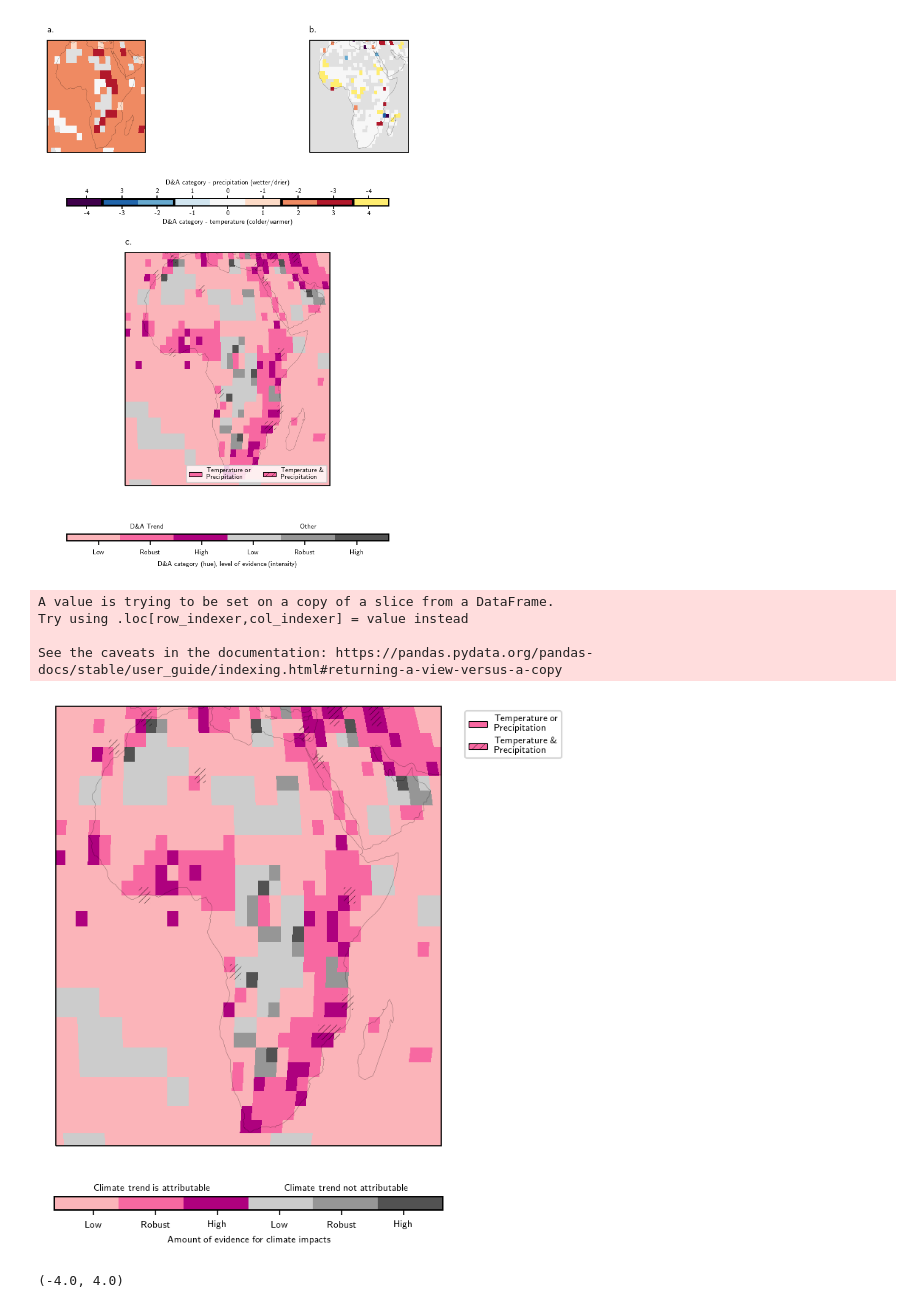
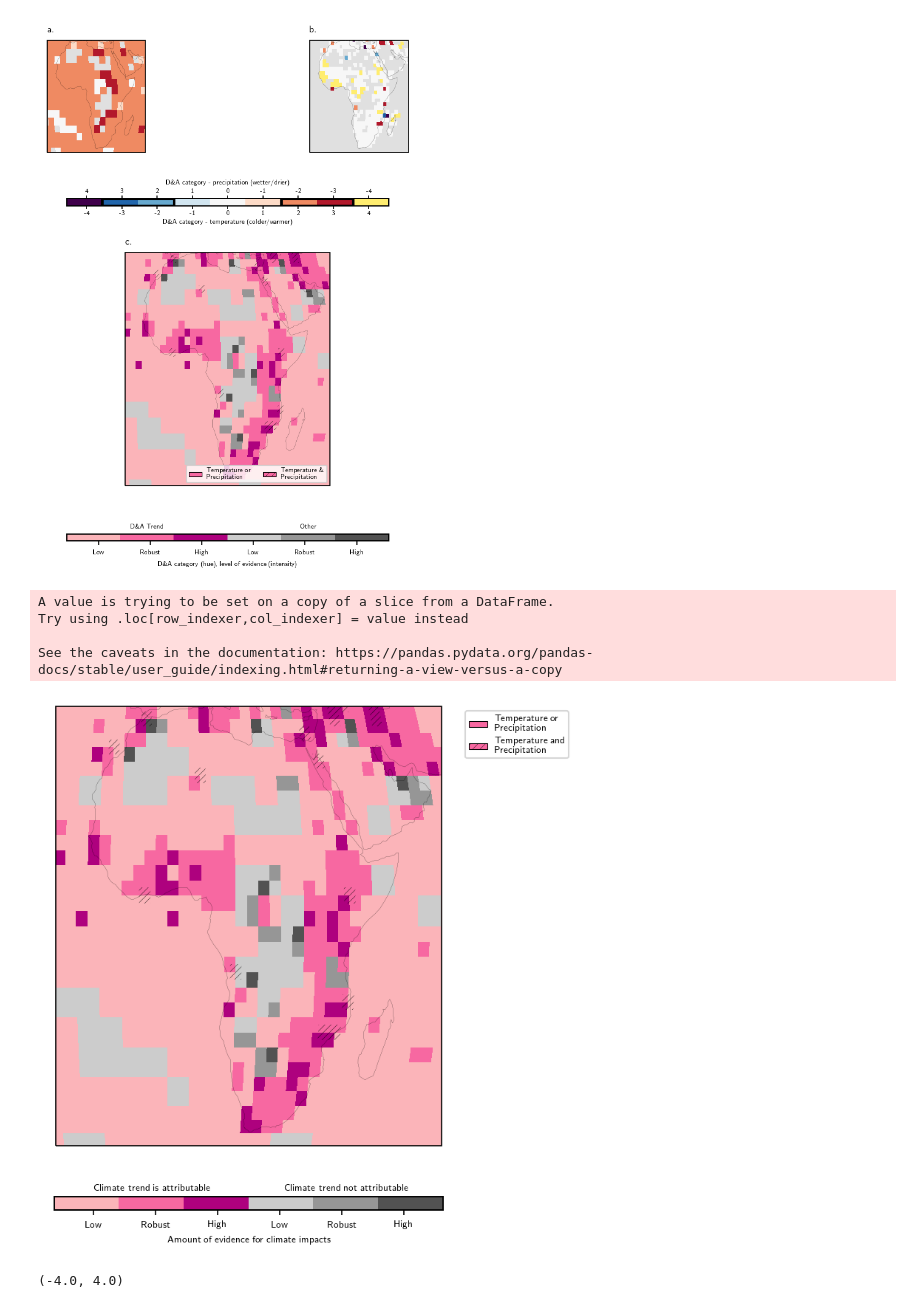
Before and after one commit to mcallaghan/regional-impacts-map, a Jupyter notebook: analysis/5b_figure_2.ipynb, the cells around one changed output. Drawn from its saved outputs; the diff is of its cells as text; code cells hidden in the pictures.

```diff
--- a/analysis/5b_figure_2.ipynb
+++ b/analysis/5b_figure_2.ipynb
@@ -1134,12 +1134,14 @@ mesh = sum_figure(axc, df, colors)
 #handles = inset_figure(axins, df, colors)
 
 axc.legend(
-    handles, ["Temperature or\nPrecipitation","Temperature \&\n Precipitation"],fontsize=6,
+    handles, ["Temperature or\nPrecipitation","Temperature and\n Precipitation"],fontsize=6,
     ncol=1, bbox_to_anchor=(1.05, 1), loc='upper left'
 )
 
 ## Colorbar
 cax = plt.subplot(gs[1,1:3])
+
+frac=0.8
 
 cax.axis('off')
 cax = cax.inset_axes([0.0,(1-frac)*0.5-frac*0.25,1,frac])
@@ -1148,34 +1150,34 @@ cax2.set_xlim(0,6)
 cax2.set_xticks([1.5,4.5])
 cax2.set_xticklabels(["Climate trend is attributable","Climate trend not attributable"],fontsize=6)
 cax2.xaxis.set_tick_params(pad=3,length=0)
 
 cbar = plt.colorbar(
     mesh, orientation="horizontal", cax=cax,
 )
 cbar.set_ticks(np.array(np.linspace(1.5,5.5,6)))
 
 cbar.set_ticklabels([
     fr"Low",
     fr"Robust",
     fr"High"
 ]*2)
 cbar.set_label('Amount of evidence for climate impacts', fontsize=6, labelpad=4.5)
 cbar.ax.tick_params(labelsize=6)
 
 
 
 ###########################################################
 ##
 
 plt.savefig("../figures/figure_2_africa.pdf", bbox_inches="tight")
 plt.savefig("../figures/figure_2_africa.png", dpi=300, bbox_inches="tight")
 plt.savefig("../figures/figure_2_africa.svg", bbox_inches="tight")
 # %% [output]
 A value is trying to be set on a copy of a slice from a DataFrame.
 Try using .loc[row_indexer,col_indexer] = value instead
 
 See the caveats in the documentation: https://pandas.pydata.org/pandas-docs/stable/user_guide/indexing.html#returning-a-view-versus-a-copy
-[figure, old version]
+[figure, new version]
 # %%
 import itertools
 from matplotlib.patches import Rectangle, Patch
```
Also changed, not shown: parts of 1 cell of this notebook, 31 other files.
